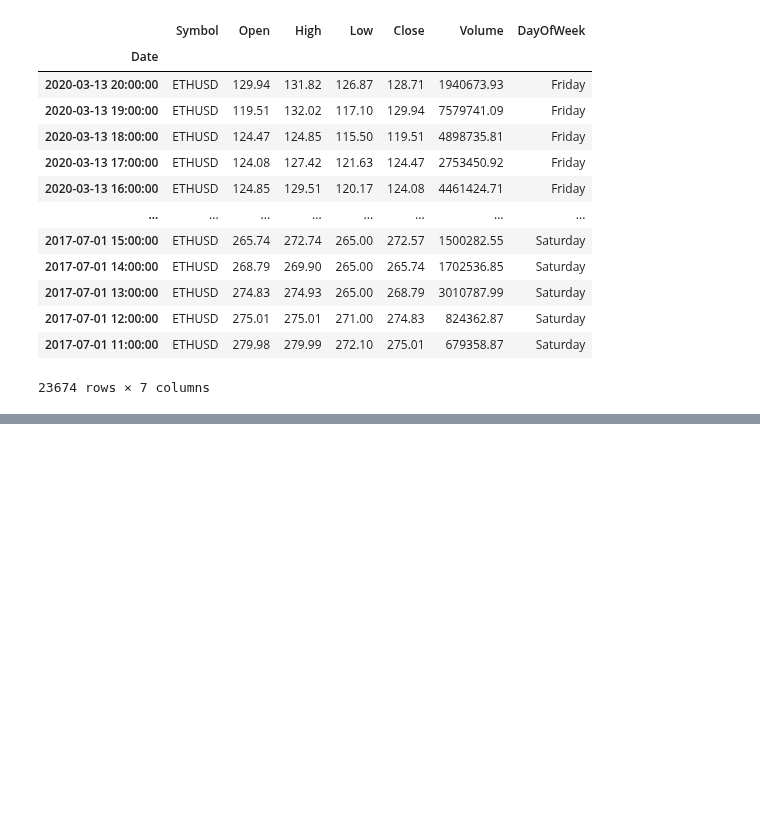
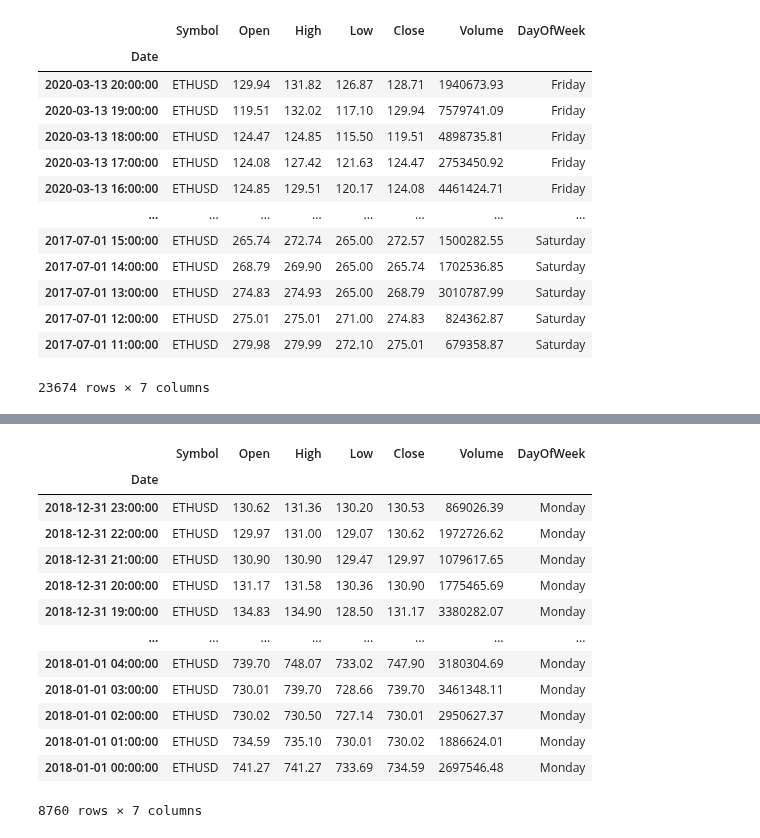
Before and after one commit to rahul-pandita/Pandas, a Jupyter notebook: 9_dates_time_series.ipynb, the cells around one changed output, grey strips where cells are left out. Drawn from its saved outputs; the diff is of its cells as text; code cells hidden in the pictures; blank space fills up the shorter version.

```diff
--- a/9_dates_time_series.ipynb
+++ b/9_dates_time_series.ipynb
@@ -118,0 +152,17 @@ df
+# %%
+df.loc["2018"]
+# %% [output]
+|  | Symbol | Open | High | Low | Close | Volume | DayOfWeek |
+| Date |  |  |  |  |  |  |  |
+| 2018-12-31 23:00:00 | ETHUSD | 130.62 | 131.36 | 130.20 | 130.53 | 869026.39 | Monday |
+| 2018-12-31 22:00:00 | ETHUSD | 129.97 | 131.00 | 129.07 | 130.62 | 1972726.62 | Monday |
+| 2018-12-31 21:00:00 | ETHUSD | 130.90 | 130.90 | 129.47 | 129.97 | 1079617.65 | Monday |
+| 2018-12-31 20:00:00 | ETHUSD | 131.17 | 131.58 | 130.36 | 130.90 | 1775465.69 | Monday |
+| 2018-12-31 19:00:00 | ETHUSD | 134.83 | 134.90 | 128.50 | 131.17 | 3380282.07 | Monday |
+| ... | ... | ... | ... | ... | ... | ... | ... |
+| 2018-01-01 04:00:00 | ETHUSD | 739.70 | 748.07 | 733.02 | 747.90 | 3180304.69 | Monday |
+| 2018-01-01 03:00:00 | ETHUSD | 730.01 | 739.70 | 728.66 | 739.70 | 3461348.11 | Monday |
+| 2018-01-01 02:00:00 | ETHUSD | 730.02 | 730.50 | 727.14 | 730.01 | 2950627.37 | Monday |
+| 2018-01-01 01:00:00 | ETHUSD | 734.59 | 735.10 | 730.01 | 730.02 | 1886624.01 | Monday |
+| 2018-01-01 00:00:00 | ETHUSD | 741.27 | 741.27 | 733.69 | 734.59 | 2697546.48 | Monday |
+8760 rows × 7 columns
```
Also changed, not shown: parts of 5 cells of this notebook.
